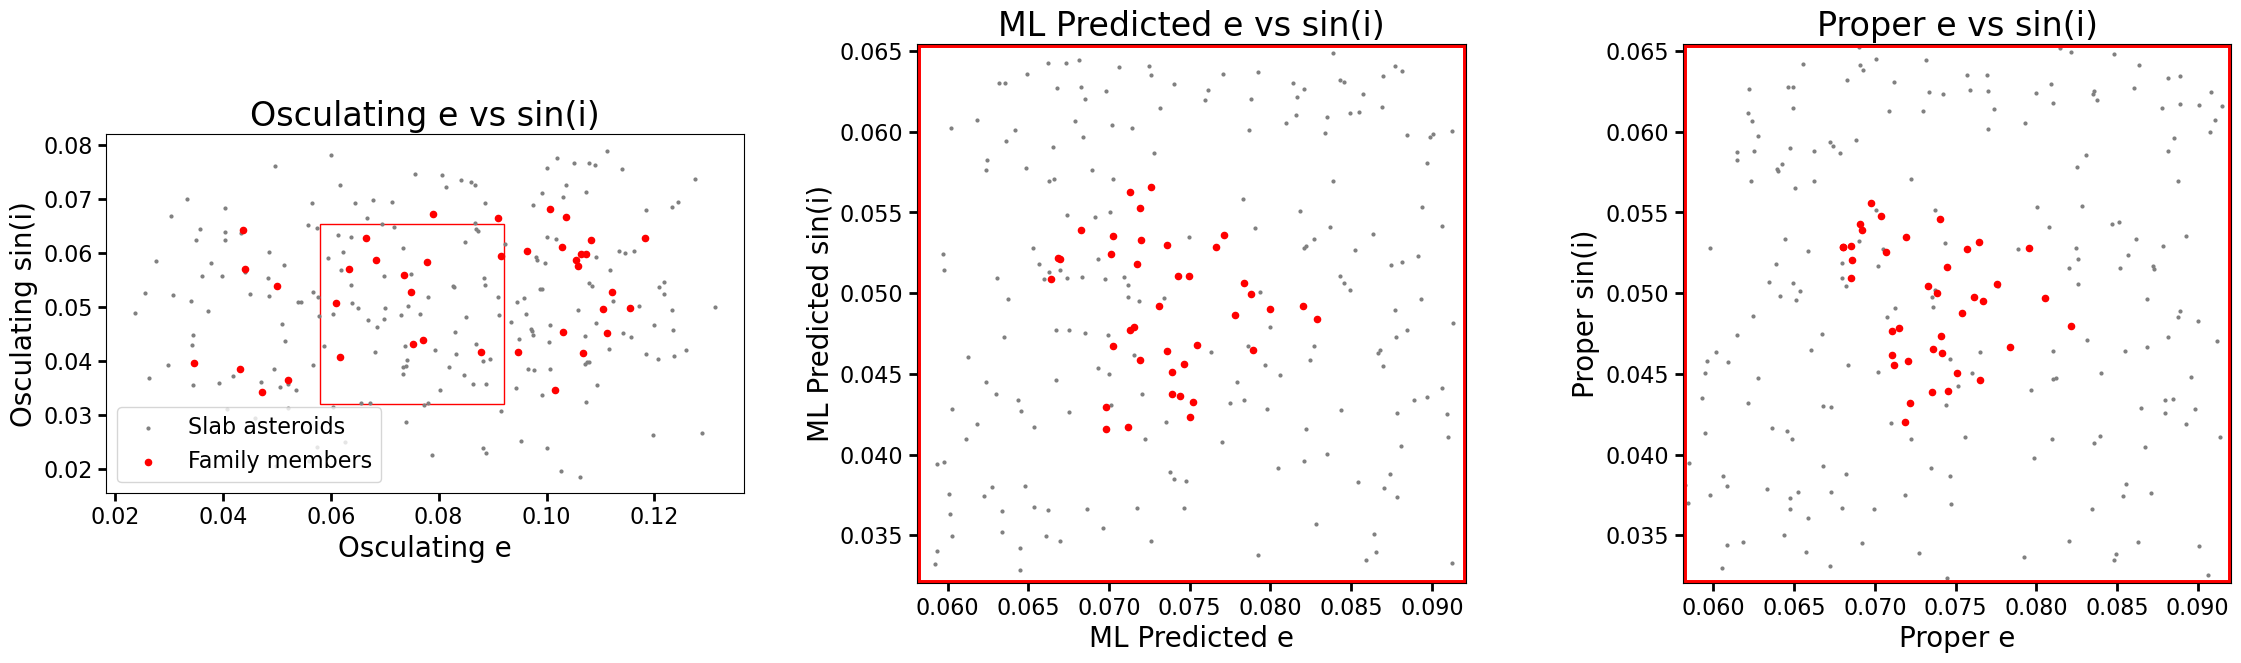
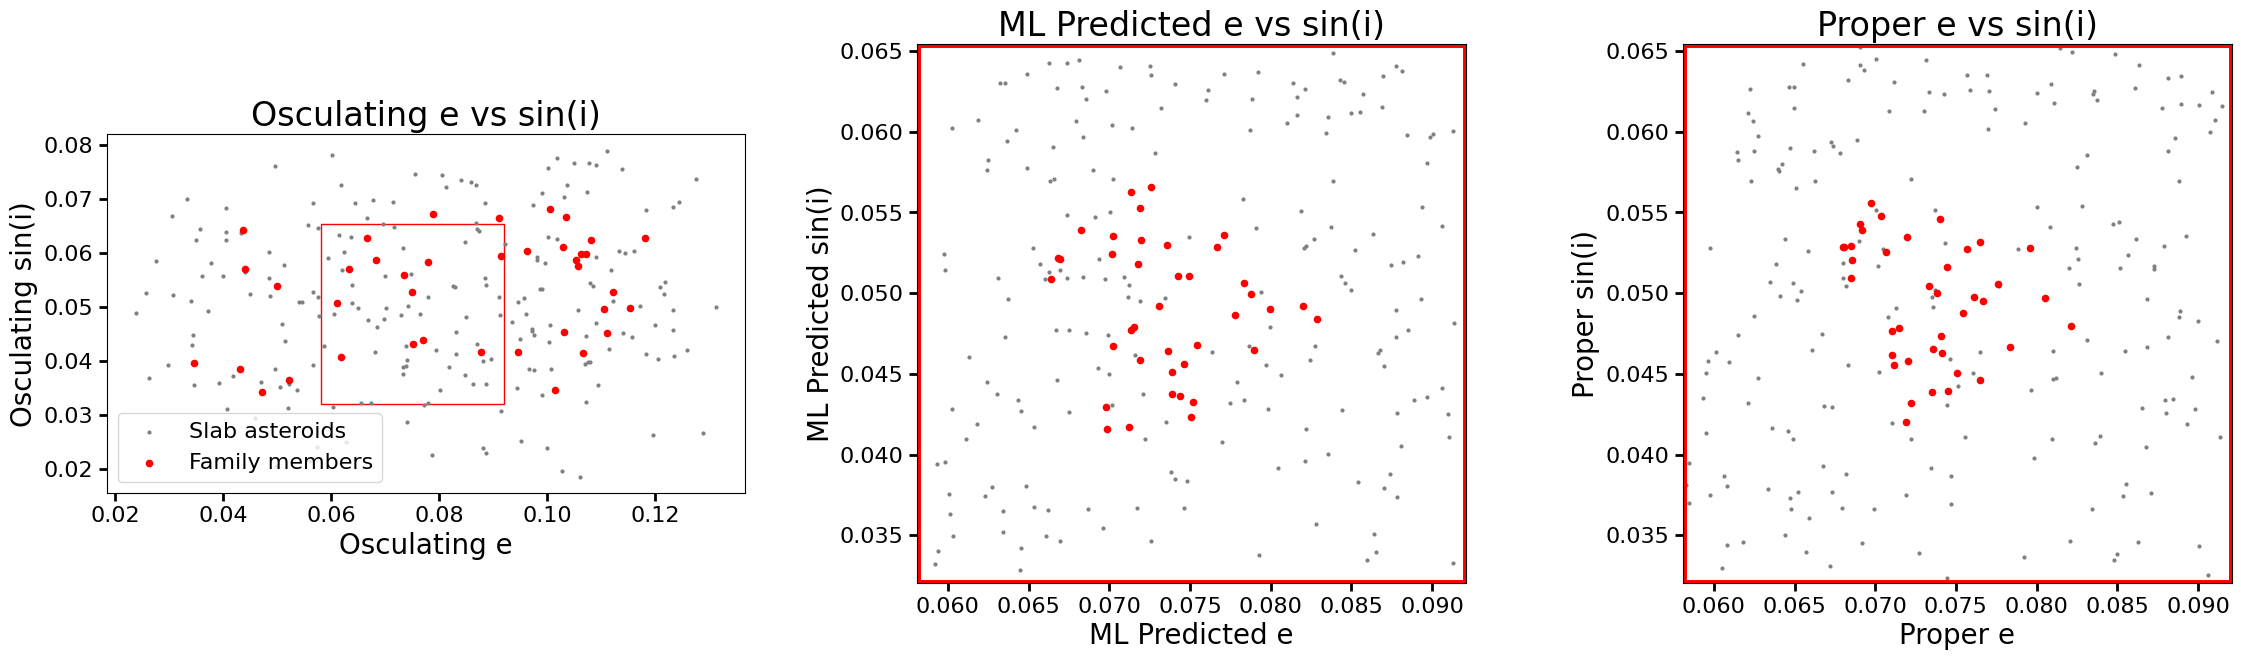
The notebook cell's code change between the first figure and the second:
--- before
+++ after
@@ -76,4 +76,4 @@
 
 # plt.tight_layout(rect=[0.05, 0.05, 0.98, 0.95])
-plt.savefig("../plots/2D_plots_family.pdf")
+plt.savefig("../plots/2D_plots_family.pdf", bbox_inches='tight')
 plt.show()

Commit: Remove whitespace around plots